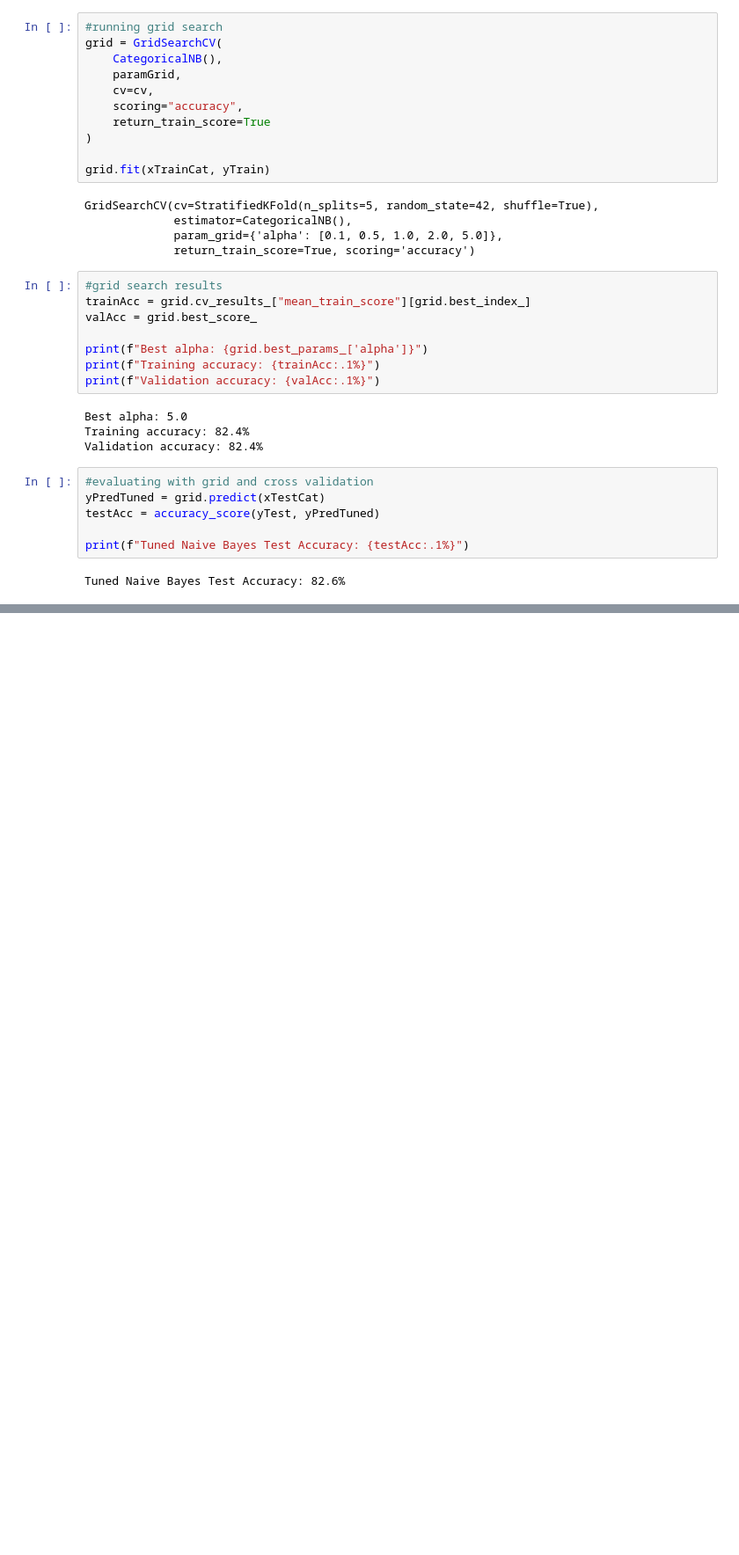
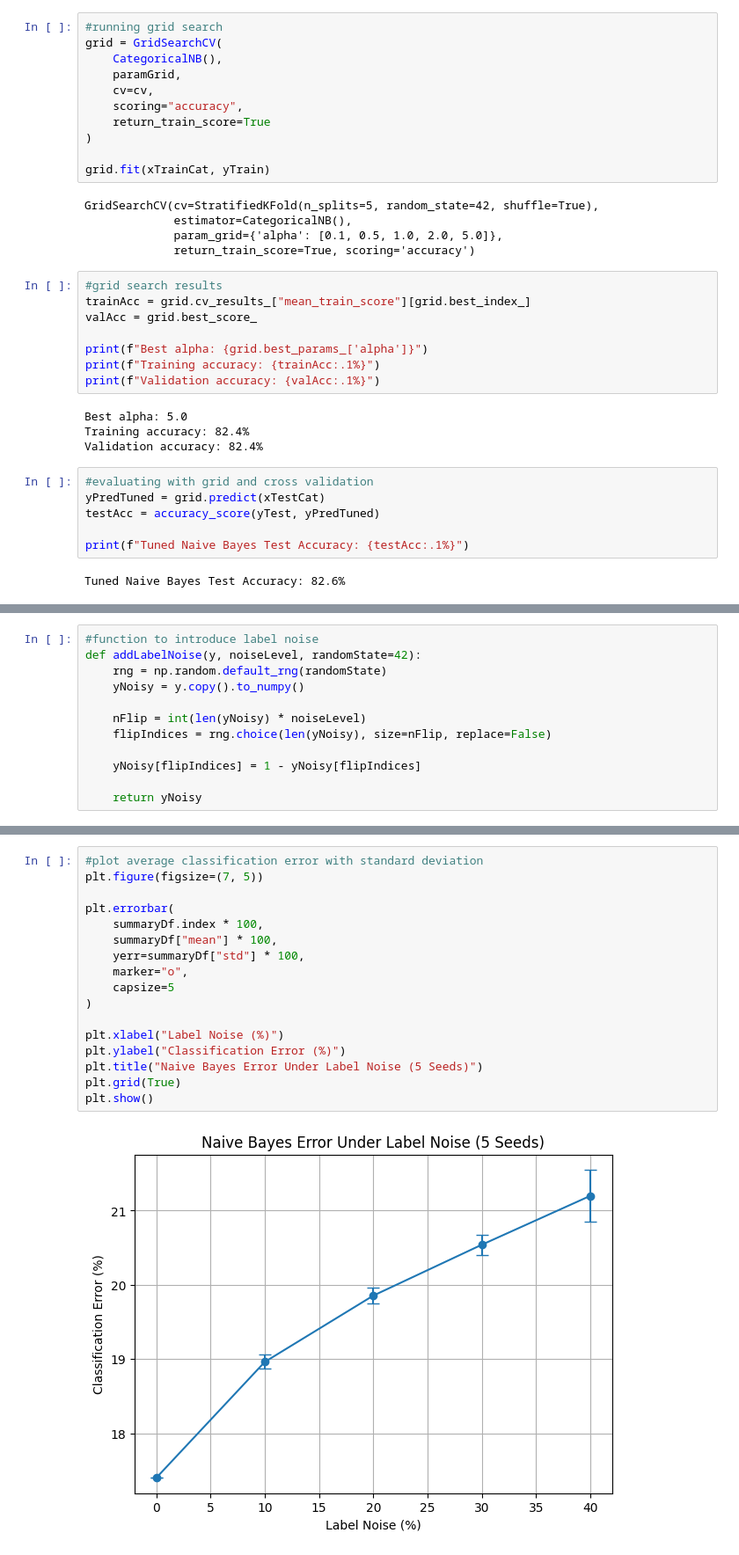
Before and after one commit to millieorellana/ECS171GroupProject, a Jupyter notebook: naiveBayes.ipynb, the cells around one changed output, grey strips where cells are left out. Shown at 88% size. Cells and saved outputs as stored; diff of their text form; blank space fills up the shorter version.

Commit message:
adding label noise experiments and organization

```diff
--- a/naiveBayes.ipynb
+++ b/naiveBayes.ipynb
@@ -168,3 +178,15 @@ display(results)
 | 2 | Training Accuracy | 82.43% |
 | 3 | Cross-Validation Accuracy | 82.39% |
 | 4 | Tuned Test Accuracy | 82.60% |
+# %%
+#function to introduce label noise
+def addLabelNoise(y, noiseLevel, randomState=42):
+    rng = np.random.default_rng(randomState)
+    yNoisy = y.copy().to_numpy()
+
+    nFlip = int(len(yNoisy) * noiseLevel)
+    flipIndices = rng.choice(len(yNoisy), size=nFlip, replace=False)
+
+    yNoisy[flipIndices] = 1 - yNoisy[flipIndices]
+
+    return yNoisy
@@ -170,0 +233,19 @@ display(results)
+# %%
+#plot average classification error with standard deviation
+plt.figure(figsize=(7, 5))
+
+plt.errorbar(
+    summaryDf.index * 100,
+    summaryDf["mean"] * 100,
+    yerr=summaryDf["std"] * 100,
+    marker="o",
+    capsize=5
+)
+
+plt.xlabel("Label Noise (%)")
+plt.ylabel("Classification Error (%)")
+plt.title("Naive Bayes Error Under Label Noise (5 Seeds)")
+plt.grid(True)
+plt.show()
+# %% [output]
+[figure, added]
```
Also changed, not shown: parts of 15 cells of this notebook.
